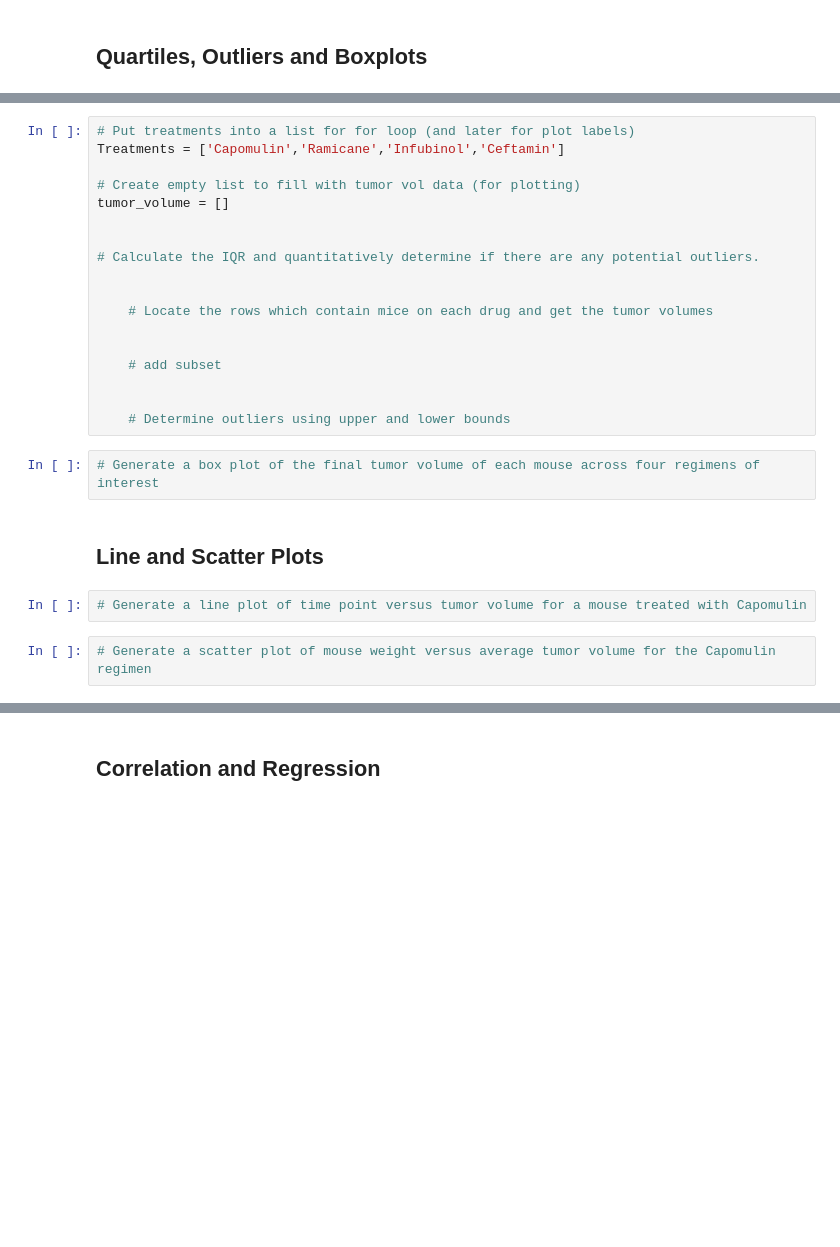
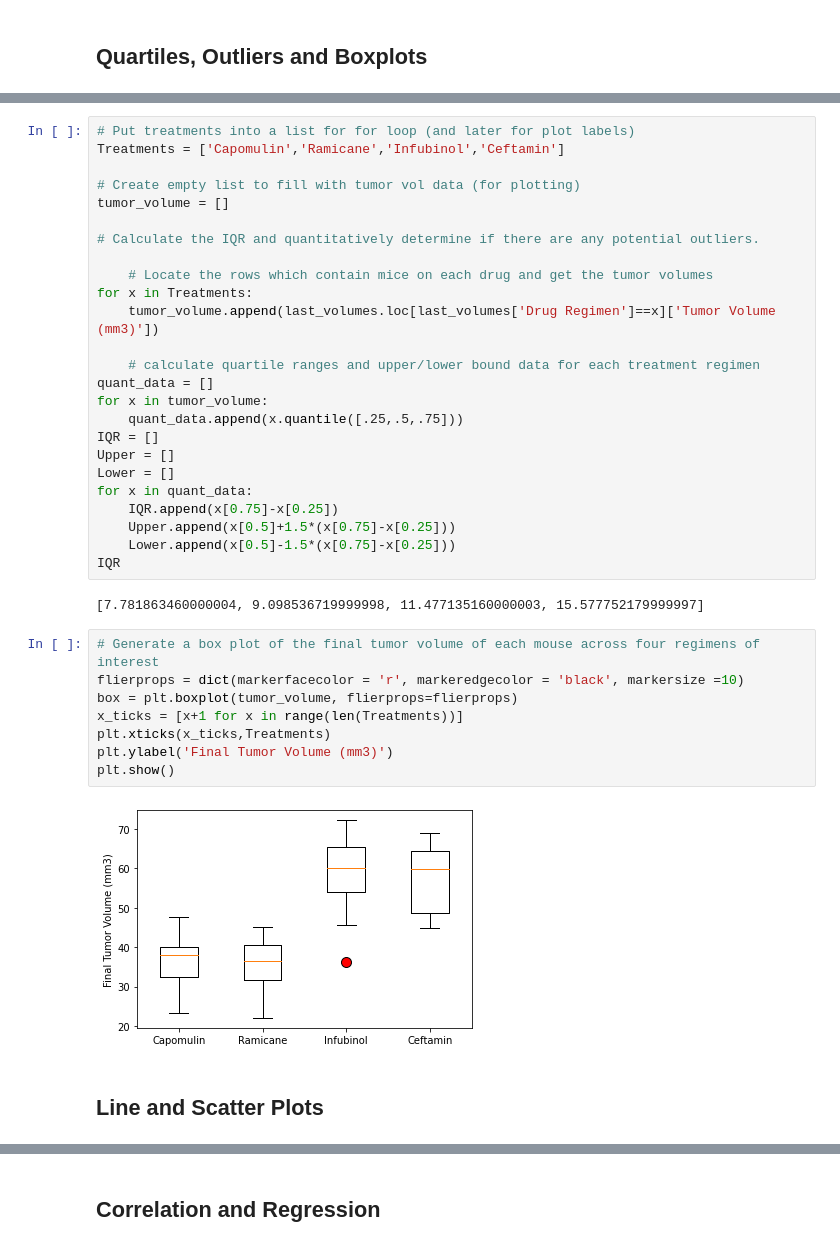
Before and after one commit to Travis-Molnoskey/matplotlib-challenge, a Jupyter notebook: pymaceuticals_starter.ipynb, the cells around one changed output, grey strips where cells are left out. Saved outputs shown, nothing was run; the diff lists cells and outputs as text; blank space fills up the shorter version.

```diff
--- a/pymaceuticals_starter.ipynb
+++ b/pymaceuticals_starter.ipynb
@@ -200,22 +203,35 @@ Treatments = ['Capomulin','Ramicane','Infubinol','Ceftamin']
 # Create empty list to fill with tumor vol data (for plotting)
 tumor_volume = []
 
-
 # Calculate the IQR and quantitatively determine if there are any potential outliers.
 
+    # Locate the rows which contain mice on each drug and get the tumor volumes
+for x in Treatments:
+    tumor_volume.append(last_volumes.loc[last_volumes['Drug Regimen']==x]['Tumor Volume (mm3)'])
 
-    # Locate the rows which contain mice on each drug and get the tumor volumes
-
-
-    # add subset
-
-
-    # Determine outliers using upper and lower bounds
+    # calculate quartile ranges and upper/lower bound data for each treatment regimen
+quant_data = []
+for x in tumor_volume:
+    quant_data.append(x.quantile([.25,.5,.75]))
+IQR = []
+Upper = []
+Lower = []
+for x in quant_data:
+    IQR.append(x[0.75]-x[0.25])
+    Upper.append(x[0.5]+1.5*(x[0.75]-x[0.25]))
+    Lower.append(x[0.5]-1.5*(x[0.75]-x[0.25]))
+IQR
+# %% [output]
+[7.781863460000004, 9.098536719999998, 11.477135160000003, 15.577752179999997]
 # %%
 # Generate a box plot of the final tumor volume of each mouse across four regimens of interest
+flierprops = dict(markerfacecolor = 'r', markeredgecolor = 'black', markersize =10)
+box = plt.boxplot(tumor_volume, flierprops=flierprops)
+x_ticks = [x+1 for x in range(len(Treatments))]
+plt.xticks(x_ticks,Treatments)
+plt.ylabel('Final Tumor Volume (mm3)')
+plt.show()
+# %% [output]
+[figure, added]
 # %% [markdown]
 ## Line and Scatter Plots
-# %%
-# Generate a line plot of time point versus tumor volume for a mouse treated with Capomulin
-# %%
-# Generate a scatter plot of mouse weight versus average tumor volume for the Capomulin regimen
```
Also changed, not shown: parts of 8 cells of this notebook.
